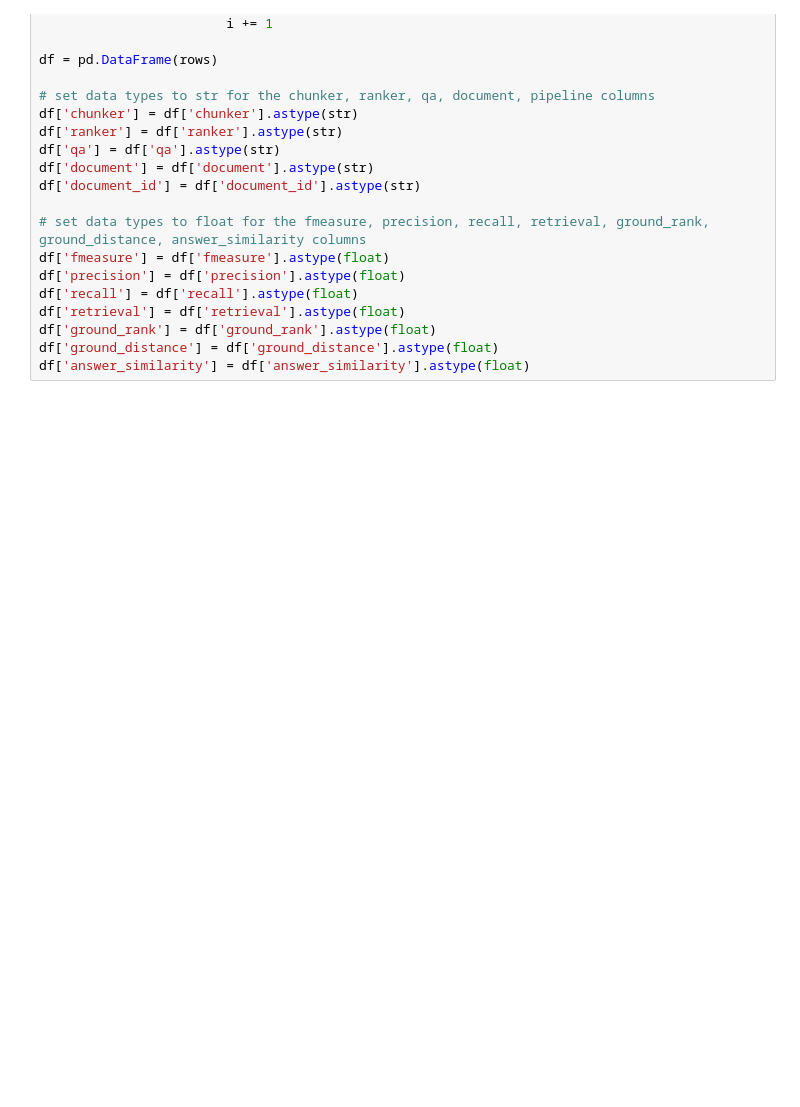
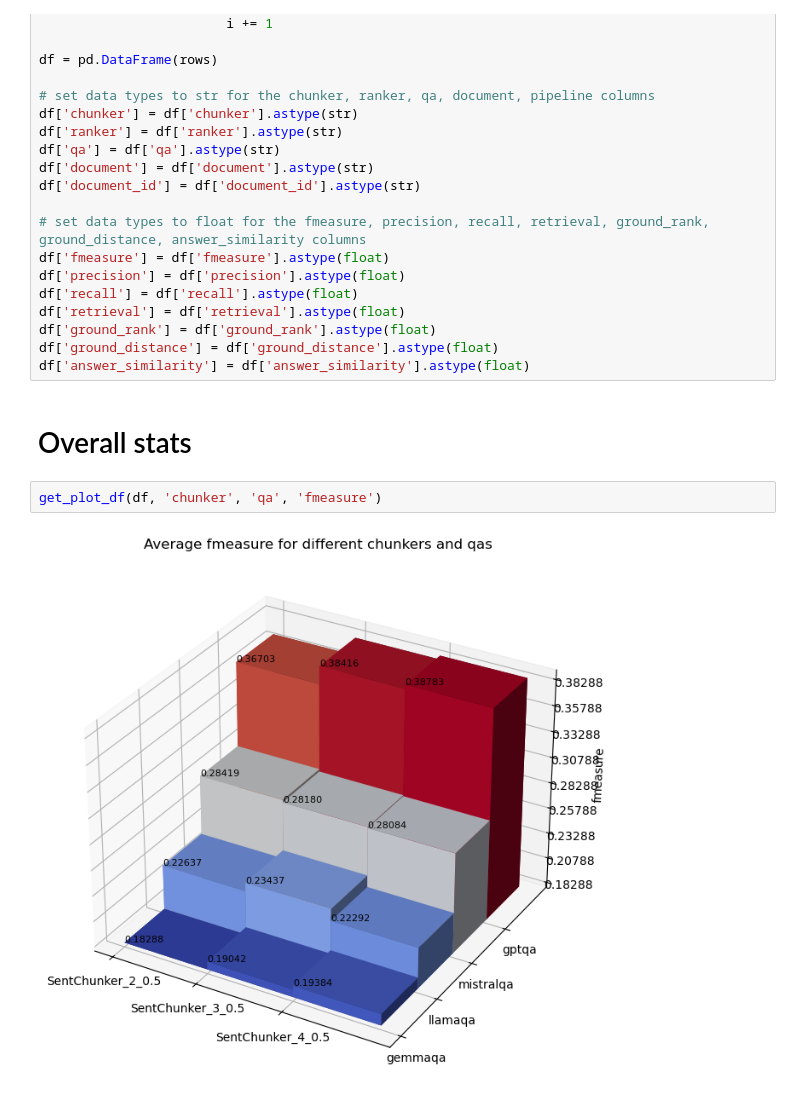
Before and after one commit to ASzecsenyi/RAG_QA, a Jupyter notebook: notebooks/error_analysis.ipynb, the cells around one changed output. Cells and saved outputs as stored; diff of their text form; blank space fills up the shorter version.

```diff
--- a/notebooks/error_analysis.ipynb
+++ b/notebooks/error_analysis.ipynb
@@ -418,6 +427,12 @@ df['retrieval'] = df['retrieval'].astype(float)
 df['ground_rank'] = df['ground_rank'].astype(float)
 df['ground_distance'] = df['ground_distance'].astype(float)
 df['answer_similarity'] = df['answer_similarity'].astype(float)
+# %% [markdown]
+# Overall stats
+# %%
+get_plot_df(df, 'chunker', 'qa', 'fmeasure')
+# %% [output]
+[figure, added]
 # %%
 get_plot_df(df, 'chunker', 'ranker', 'fmeasure')
 # %% [output]
```
Also changed, not shown: parts of 41 cells of this notebook.
